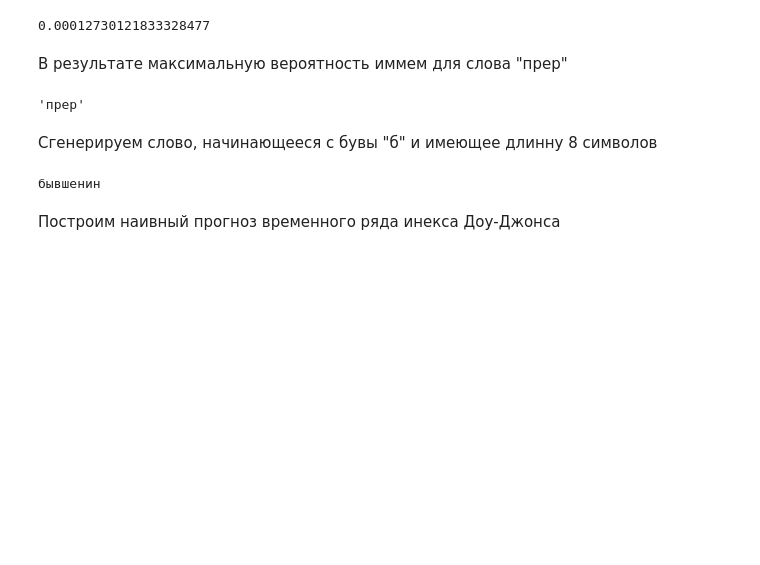
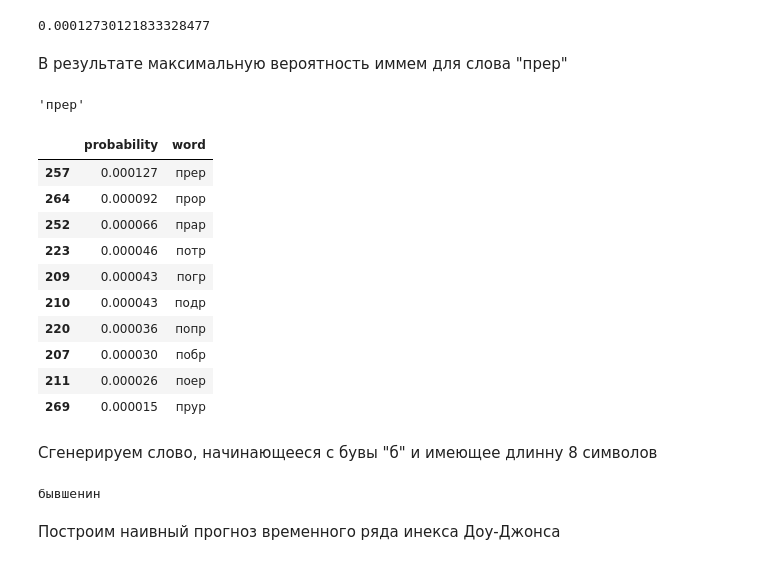
Before and after one commit to vladimirk3/TSML2-Lesson6-HW, a Jupyter notebook: TSML-2 Lesson6 Home work.ipynb, the cells around one changed output. Saved outputs shown, nothing was run; the diff lists cells and outputs as text; code cells hidden in the pictures; blank space fills up the shorter version.

```diff
--- a/TSML-2 Lesson6 Home work.ipynb
+++ b/TSML-2 Lesson6 Home work.ipynb
@@ -98,6 +98,20 @@ max(list(res.keys()))
 res[max(list(res.keys()))]
 # %% [output]
 'прер'
+# %%
+pd.DataFrame(res.items(), columns = ['probability', 'word']).sort_values(by=['probability'], ascending = False).head(10)
+# %% [output]
+|  | probability | word |
+| 257 | 0.000127 | прер |
+| 264 | 0.000092 | прор |
+| 252 | 0.000066 | прар |
+| 223 | 0.000046 | потр |
+| 209 | 0.000043 | погр |
+| 210 | 0.000043 | подр |
+| 220 | 0.000036 | попр |
+| 207 | 0.000030 | побр |
+| 211 | 0.000026 | поер |
+| 269 | 0.000015 | прур |
 # %% [markdown]
 Сгенерируем слово, начинающееся с бувы "б" и имеющее длинну 8 символов
 # %%
```
Also changed, not shown: parts of 2 cells of this notebook.
